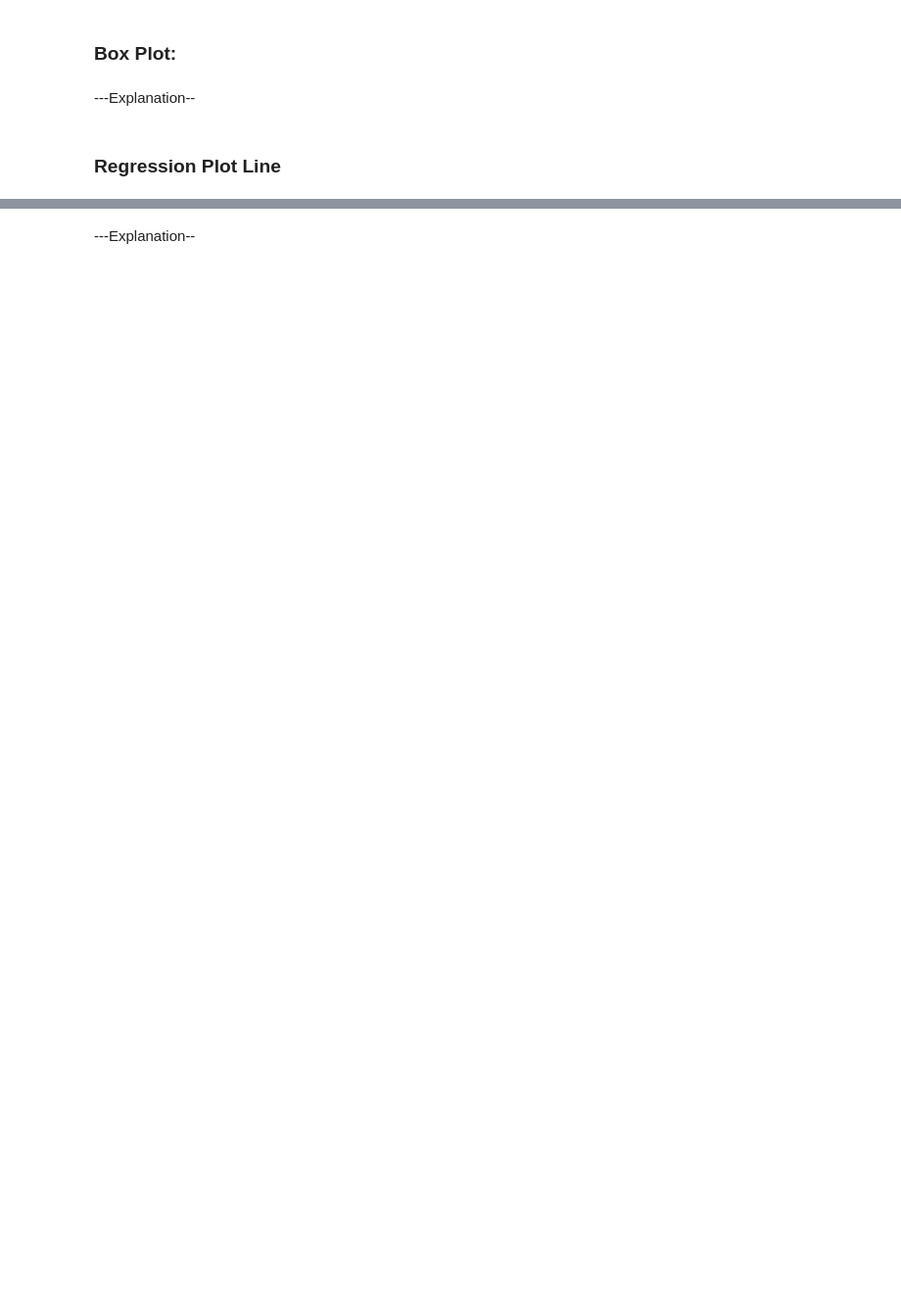
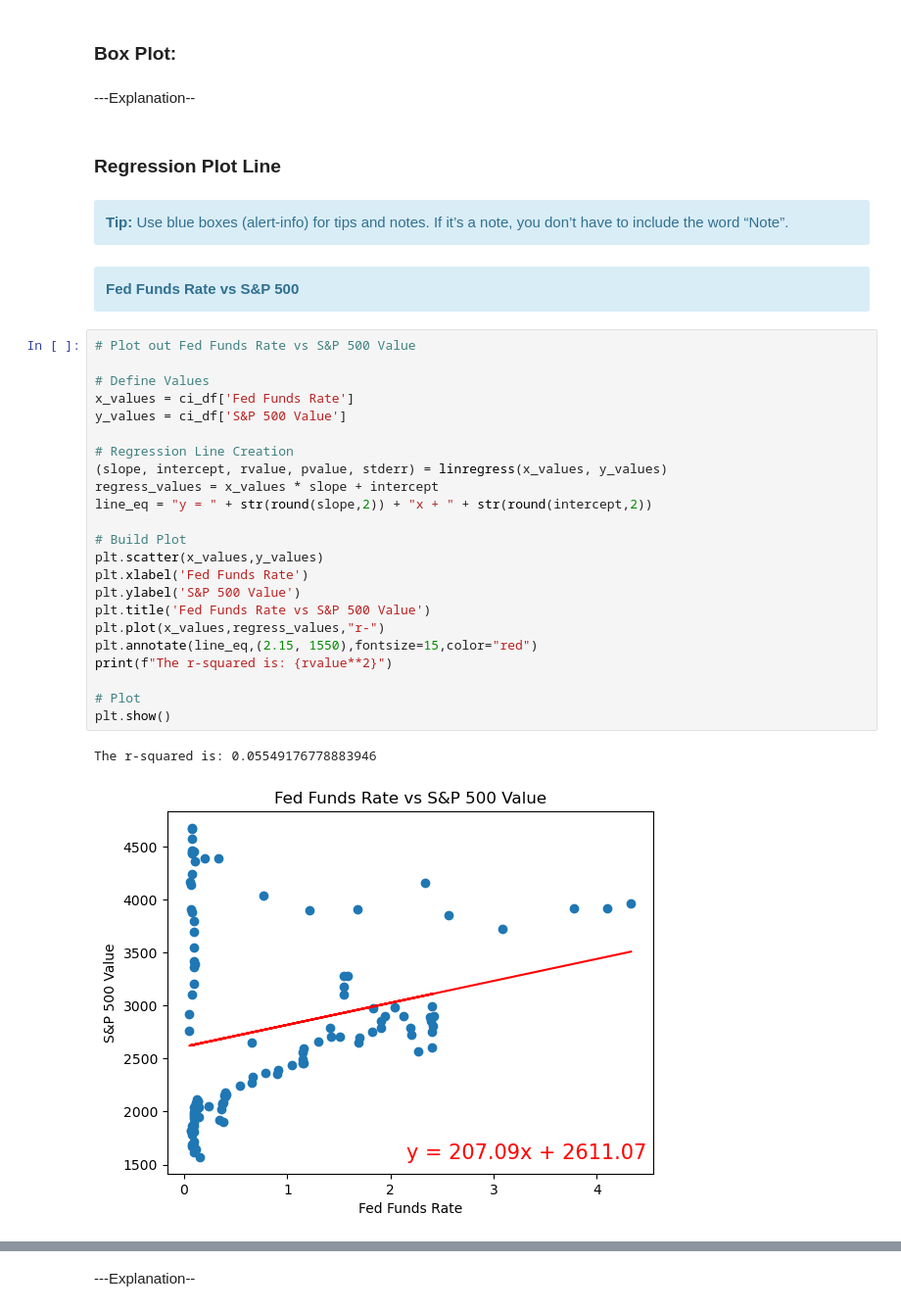
Before and after one commit to SantDRS/project1, a Jupyter notebook: G1P1_DataVisualizations_JS.ipynb, the cells around one changed output, grey strips where cells are left out. Shown at 98% size. Drawn from its saved outputs; the diff is of its cells as text; blank space fills up the shorter version.

```diff
--- a/G1P1_DataVisualizations_JS.ipynb
+++ b/G1P1_DataVisualizations_JS.ipynb
@@ -72,3 +101,38 @@ ci_df
 ---Explanation--
 # %% [markdown]
 ### Regression Plot Line
+# %% [markdown]
+<div class="alert alert-block alert-info">
+<b>Tip:</b> Use blue boxes (alert-info) for tips and notes.
+If it’s a note, you don’t have to include the word “Note”.
+</div>
+# %% [markdown]
+<div class="alert alert-block alert-info">
+<b>Fed Funds Rate vs S&P 500
+</div>
+# %%
+# Plot out Fed Funds Rate vs S&P 500 Value
+
+# Define Values
+x_values = ci_df['Fed Funds Rate']
+y_values = ci_df['S&P 500 Value']
+
+# Regression Line Creation
+(slope, intercept, rvalue, pvalue, stderr) = linregress(x_values, y_values)
+regress_values = x_values * slope + intercept
+line_eq = "y = " + str(round(slope,2)) + "x + " + str(round(intercept,2))
+
+# Build Plot
+plt.scatter(x_values,y_values)
+plt.xlabel('Fed Funds Rate')
+plt.ylabel('S&P 500 Value')
+plt.title('Fed Funds Rate vs S&P 500 Value')
+plt.plot(x_values,regress_values,"r-")
+plt.annotate(line_eq,(2.15, 1550),fontsize=15,color="red")
+print(f"The r-squared is: {rvalue**2}")
+
+# Plot
+plt.show()
+# %% [output]
+The r-squared is: 0.05549176778883946
+[figure, added]
```
Also changed, not shown: parts of 64 cells of this notebook.
